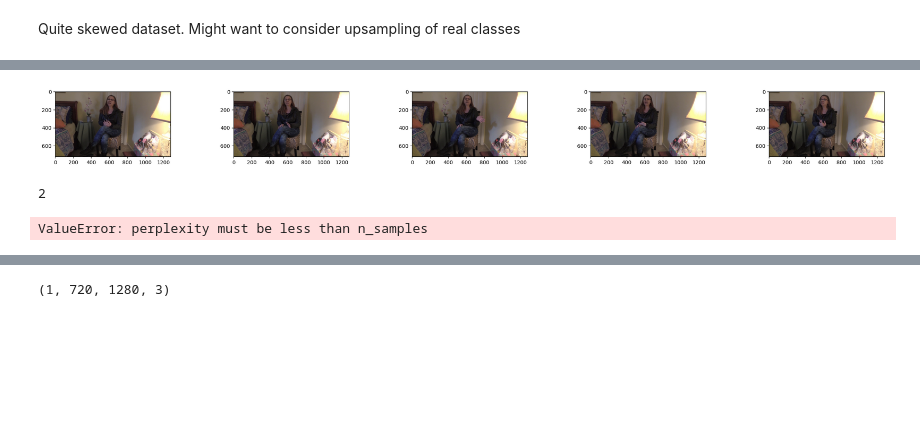
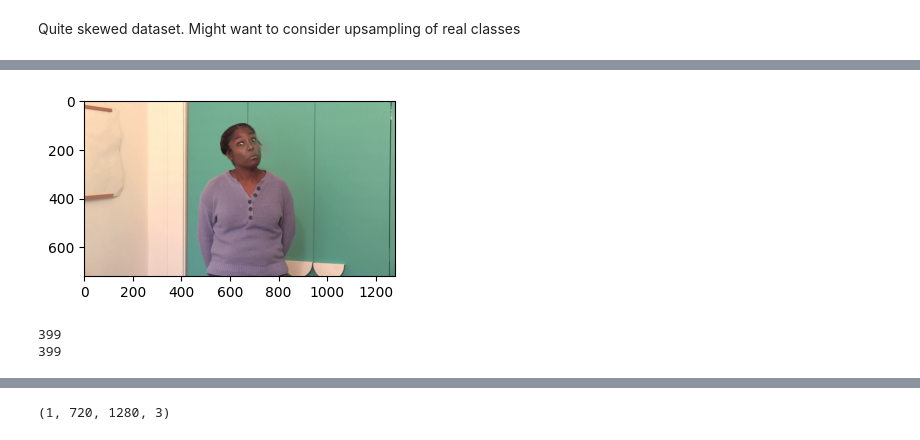
Before and after one commit to Extbech/Deep-Fake-Detection, a Jupyter notebook: DP_challenge.ipynb, the cells around one changed output, grey strips where cells are left out. Saved outputs shown, nothing was run; the diff lists cells and outputs as text; code cells hidden in the pictures; blank space fills up the shorter version.

```diff
--- a/DP_challenge.ipynb
+++ b/DP_challenge.ipynb
@@ -38,4 +32,9 @@ meta_data.head()
 labels_col =meta_data["label"].to_list()
 paths_col = meta_data.index.to_list()
 paths_col
+meta_data.original = np.where(meta_data.label == 'REAL', meta_data.index, meta_data.original)
+meta_data = meta_data.sort_values(by="original")
+print(meta_data)
+labels_tsne = meta_data["original"].to_list()
+print(labels_tsne)
 # %% [output]
@@ -80,7 +94,7 @@ def get_frames_v1(paths: list, frames_each_video: int, video_amount: int) -> lis
     video_array = []
 
     for idx, path in enumerate(paths): # bedre me enumerate her?
-        if idx == video_amount:
+        if idx > video_amount:
             break
         vc = cv2.VideoCapture(path)
         frames_to_skip = (int(vc.get(cv2.CAP_PROP_FRAME_COUNT))-1)/frames_each_video
@@ -99,7 +113,7 @@ def get_frames_v1(paths: list, frames_each_video: int, video_amount: int) -> lis
                     continue
                 if frame.shape[0] == 1920:
                     frame = frame.transpose(1, 0, 2)
-                frame = cv2.resize(frame, (1280, 720))
+                frame = cv2.resize(frame, (530, 300))
                 frame = cv2.cvtColor(frame, cv2.COLOR_BGR2RGB)
                 video.append(frame)
             else:
@@ -110,9 +124,10 @@ def get_frames_v1(paths: list, frames_each_video: int, video_amount: int) -> lis
 
 training_videos_sample = os.listdir(train_videoes)
 sample_file_names = training_videos_sample.copy()
+sample_file_names=meta_data.index.to_list()
 complete_paths = []
-for i in range(len(training_videos_sample)):
+for i in range(len(sample_file_names)):
     if training_videos_sample[i].endswith('mp4'):
-        complete_paths.append(train_videoes+"/"+training_videos_sample[i])
-complete_paths.sort()
-video_array = get_frames_v1(paths=complete_paths, frames_each_video=5, video_amount=2)
+        complete_paths.append(train_videoes+"/"+sample_file_names[i])
+#complete_paths.sort()
+video_array = get_frames_v1(paths=complete_paths, frames_each_video=1, video_amount=400)
@@ -172,24 +152,24 @@ Frames for videos: [5, 5, 5, 5, 5, 5, 5, 5, 4, 5]
 # %%
 def plot_video(video: list, figsize: tuple, width: int, height: int) -> None:
     fig = plt.figure(figsize=figsize)
     for i in range(len(video[:(width*height)])):
         plt.subplot(width, height, i+1)
         plt.imshow(video[i])
     plt.show()
 
-plot_video(video_array[6], (30,5), 2, 5)
+plot_video(video_array[1], (30,5), 2, 5)
 # %% [output]
-[figure, old version]
+[figure, new version]
 # %%
 from sklearn.manifold import TSNE
-frames_list = video_array[0]
-frames_array = np.array([frame.flatten() for frame in frames_list])
+##frames_array = np.array([arr[0].flatten() for arr in video_array])
+#frames_array = np.array([frame.flatten() for arr in video_array for frame in arr[:2]])
+frames_array = np.array([frame[0].flatten() for frame in video_array])
 # Instantiate t-SNE object with desired parameters
-print(2)
-tsne = TSNE(n_components=2, perplexity=10, random_state=0)
+tsne = TSNE(n_components=2, perplexity=5, random_state=0)
 
 # Fit t-SNE on the frames array
 frames_tsne = tsne.fit_transform(frames_array)
 # %% [output]
-2
+399
+399
-ValueError: perplexity must be less than n_samples
```
Also changed, not shown: parts of 18 cells of this notebook, 1 other file.
